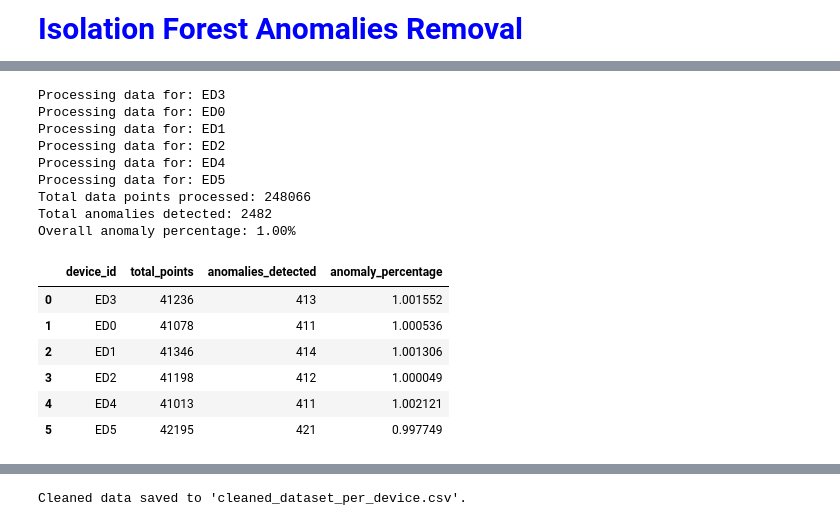
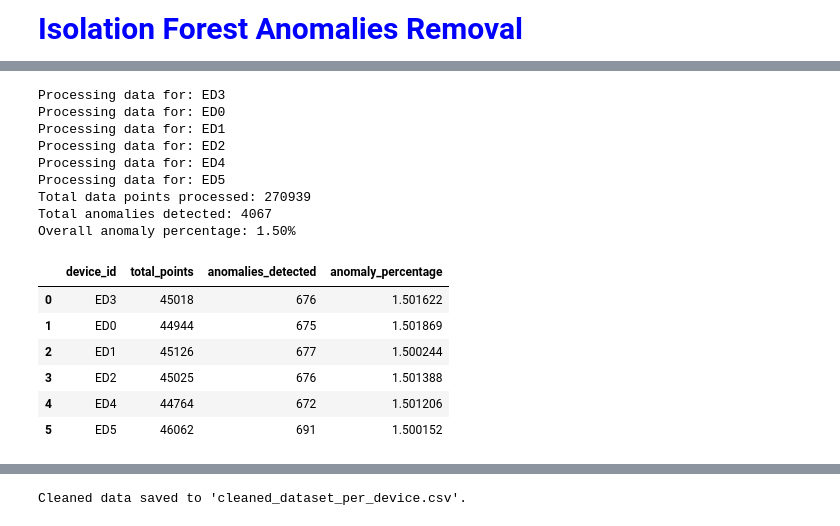
Before and after one commit to nahshonmokua/LoRaWAN-Indoor-Path-Loss-Modelling-with-MultiWall-Environment-Factors, a Jupyter notebook: Anomalies Removal.ipynb, the cells around one changed output, grey strips where cells are left out. Cells and saved outputs as stored; diff of their text form; code cells hidden in the pictures.

```diff
--- a/Anomalies Removal.ipynb
+++ b/Anomalies Removal.ipynb
@@ -110,7 +110,7 @@ Total rows after cleaning: 248066 (99.90%)
 # Anomaly Detection Per Device
 
 # Set desired contamination level
-contamination_level = 0.01  # 1% of data points considered anomalies
+contamination_level = 0.015  # 1% of data points considered anomalies
 
 # Initialize lists to store statistics
 device_stats = []
@@ -142,7 +142,7 @@ def detect_anomalies_per_device(device_data, contamination=contamination_level):
 
     # Initialize Isolation Forest with custom contamination
     iso_forest = IsolationForest(
-        n_estimators=100,
+        n_estimators=50,
         max_samples='auto',
         contamination=contamination,
         random_state=42,
@@ -205,42 +205,42 @@ if results:
     # Create a DataFrame for device statistics
     stats_df = pd.DataFrame(device_stats)
 
     # Calculate combined statistics for the entire dataset
     total_points_all = stats_df['total_points'].sum()
     anomalies_detected_all = stats_df['anomalies_detected'].sum()
     anomaly_percentage_all = (anomalies_detected_all / total_points_all) * 100
 
     combined_stats = {
         'total_points_all': total_points_all,
         'anomalies_detected_all': anomalies_detected_all,
         'anomaly_percentage_all': anomaly_percentage_all
     }
 
     # Print combined statistics
     print(f"Total data points processed: {combined_stats['total_points_all']}")
     print(f"Total anomalies detected: {combined_stats['anomalies_detected_all']}")
     print(f"Overall anomaly percentage: {combined_stats['anomaly_percentage_all']:.2f}%")
 else:
     print("No valid data was processed for any device.")
 
 stats_df
 # %% [output]
 Processing data for: ED3
 Processing data for: ED0
 Processing data for: ED1
 Processing data for: ED2
 Processing data for: ED4
 Processing data for: ED5
-Total data points processed: 248066
-Total anomalies detected: 2482
-Overall anomaly percentage: 1.00%
+Total data points processed: 270939
+Total anomalies detected: 4067
+Overall anomaly percentage: 1.50%
 |  | device_id | total_points | anomalies_detected | anomaly_percentage |
-| 0 | ED3 | 41236 | 413 | 1.001552 |
-| 1 | ED0 | 41078 | 411 | 1.000536 |
-| 2 | ED1 | 41346 | 414 | 1.001306 |
-| 3 | ED2 | 41198 | 412 | 1.000049 |
-| 4 | ED4 | 41013 | 411 | 1.002121 |
-| 5 | ED5 | 42195 | 421 | 0.997749 |
+| 0 | ED3 | 45018 | 676 | 1.501622 |
+| 1 | ED0 | 44944 | 675 | 1.501869 |
+| 2 | ED1 | 45126 | 677 | 1.500244 |
+| 3 | ED2 | 45025 | 676 | 1.501388 |
+| 4 | ED4 | 44764 | 672 | 1.501206 |
+| 5 | ED5 | 46062 | 691 | 1.500152 |
 # %%
 # Data Visualization
 # Plot RSSI Levels Before and After Anomaly Removal for Each Device
```
Also changed, not shown: parts of 3 cells of this notebook, 5 other files.
